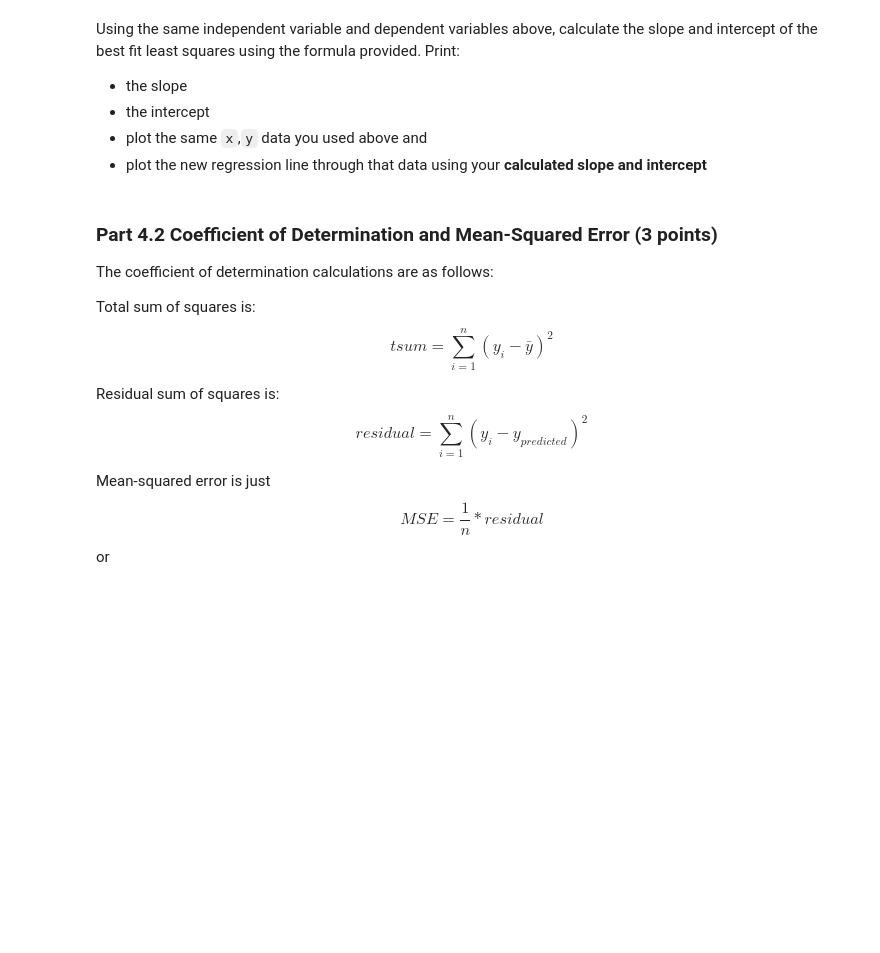
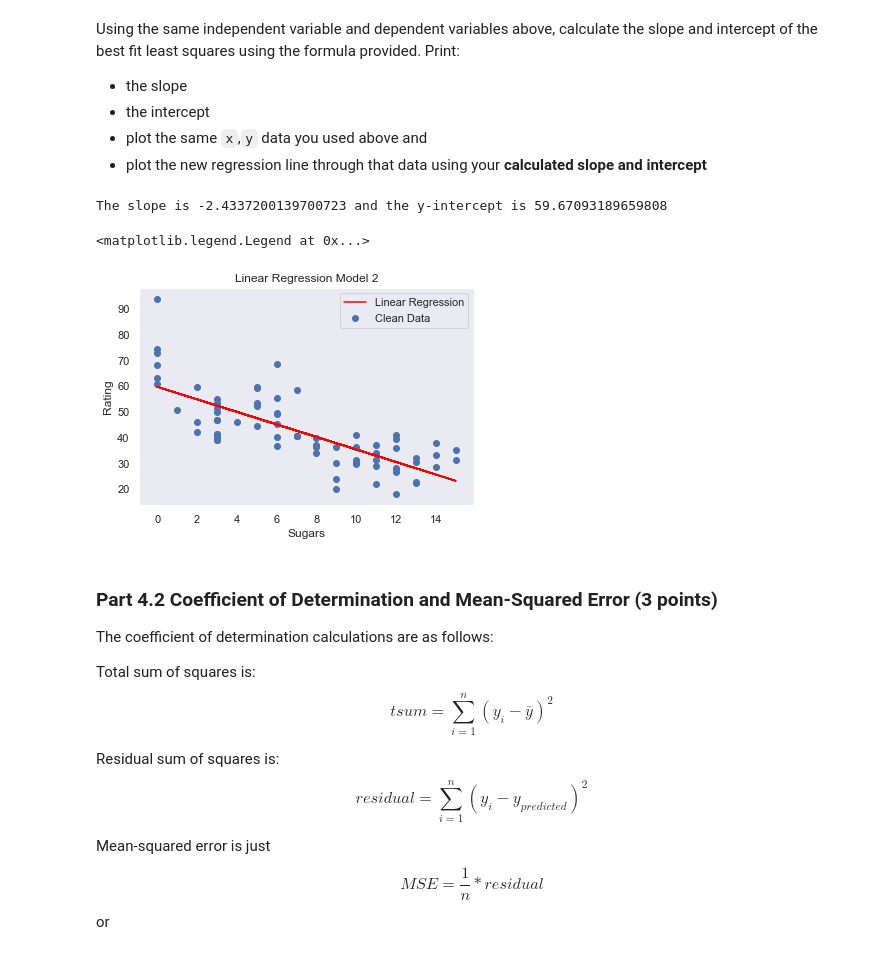
Before and after one commit to wiltand1/cmse_20, a Jupyter notebook: Homework Assignments/hw-02/HW-02-regression-STUDENT.ipynb, the cells around one changed output. Saved outputs shown, nothing was run; the diff lists cells and outputs as text; code cells hidden in the pictures; blank space fills up the shorter version.

```diff
--- a/Homework Assignments/hw-02/HW-02-regression-STUDENT.ipynb
+++ b/Homework Assignments/hw-02/HW-02-regression-STUDENT.ipynb
@@ -243,3 +246,31 @@ Using the same independent variable and dependent variables above, calculate the
+# %%
+## your code here
+x_mean = np.mean(x)
+y_mean = np.mean(y)
+
+#Calculates the slope using the above equation
+slope = np.sum((x-x_mean)*(y-y_mean))/np.sum((x-x_mean)**2)
+
+#Calcualtes the y-intercept using the above equation
+intercept = y_mean - slope * x_mean
+
+print("The slope is", slope,"and the y-intercept is", intercept)
+
+#Calculates predicted y values using the new slope and intercept
+y_new = func(x, slope, intercept)
+
+#Plots of linear regression model using newly predicted values
+plt.plot(x, y_new, color = 'red', label = 'Linear Regression')
+plt.scatter(x, y, label = 'Clean Data')
+plt.title('Linear Regression Model 2')
+plt.xlabel('Sugars')
+plt.ylabel('Rating')
+plt.grid()
+plt.legend()
+# %% [output]
+The slope is -2.4337200139700723 and the y-intercept is 59.67093189659808
+<matplotlib.legend.Legend at 0x...>
+[figure, added]
 # %% [markdown]
 ### Part 4.2 Coefficient of Determination and Mean-Squared Error (3 points)
 
```
Also changed, not shown: parts of 14 cells of this notebook.
